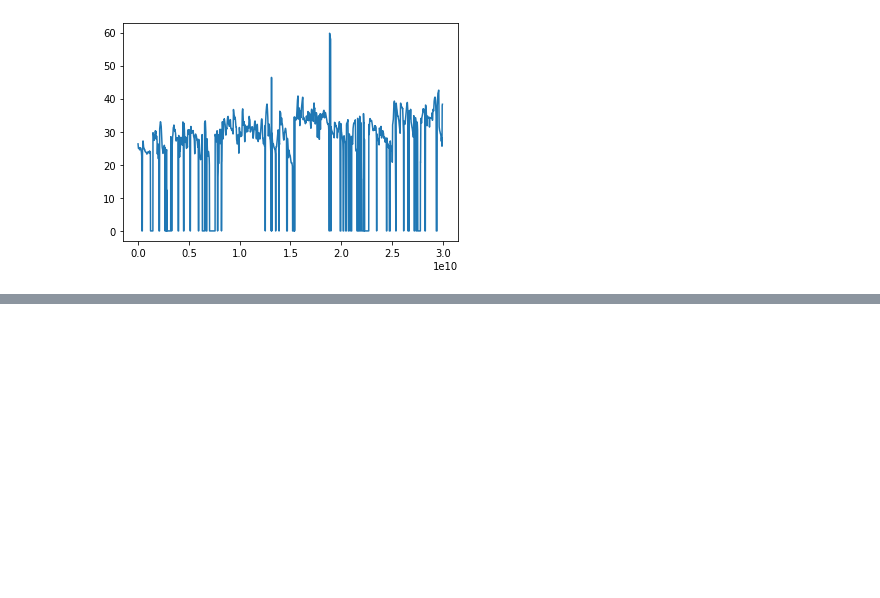
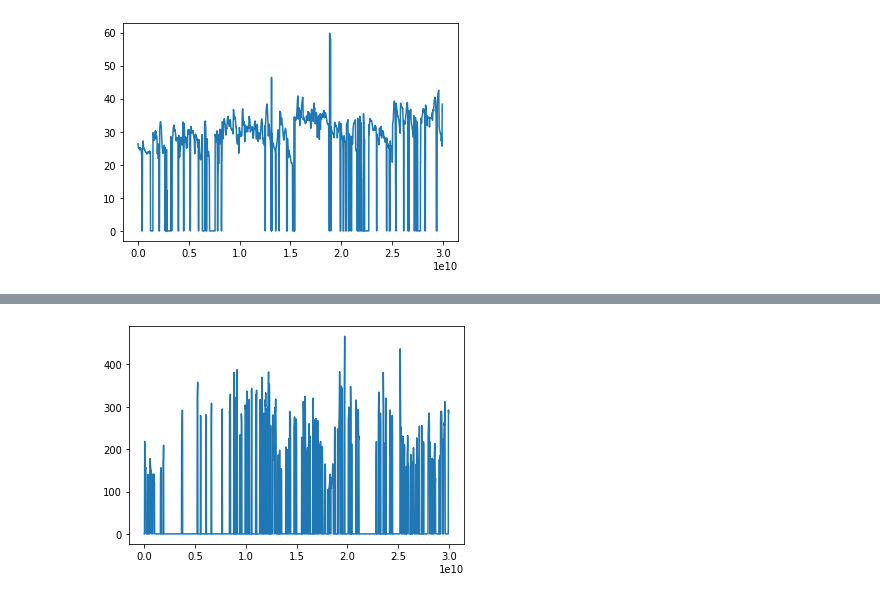
Before and after one commit to mexca/mexca-exploration, a Jupyter notebook: explore_opensmile.ipynb, the cells around one changed output, grey strips where cells are left out. Saved outputs shown, nothing was run; the diff lists cells and outputs as text; code cells hidden in the pictures; blank space fills up the shorter version.

Commit message:
Add correct notebook explore_opensmile

```diff
--- a/explore_opensmile.ipynb
+++ b/explore_opensmile.ipynb
@@ -55,4 +63,13 @@ audio/test_audio_single.wav  0 days 00:00:00         0 days 00:00:00.020000    3
                              0 days 00:00:29.940000  0 days 00:00:29.960000    23.766296
                              0 days 00:00:29.950000  0 days 00:00:30           23.094385
 Name: F0semitoneFrom27.5Hz_sma3nz, Length: 2996, dtype: float32
+# %%
+def plot_feature_over_time(features_df, feature_name):
+    plot_df = features_df.reset_index()
+
+    x = pd.to_timedelta(plot_df["start"])
+    y = plot_df[feature_name]
+
+    plt.plot(x, y)
+    plt.show()
 # %%
@@ -83,0 +156,7 @@ plt.show()
+# %%
+extractor_custom = opensmile.Smile(
+    feature_set="custom.conf",
+    feature_level="pitch_acf"
+)
+# %%
+features_custom_df = extractor_custom.process_file("audio/test_audio_multi.wav")
@@ -83,0 +183,4 @@ plt.show()
+# %%
+plot_feature_over_time(features_custom_df, "F0")
+# %% [output]
+[figure, added]
```
Also changed, not shown: parts of 7 cells of this notebook.
